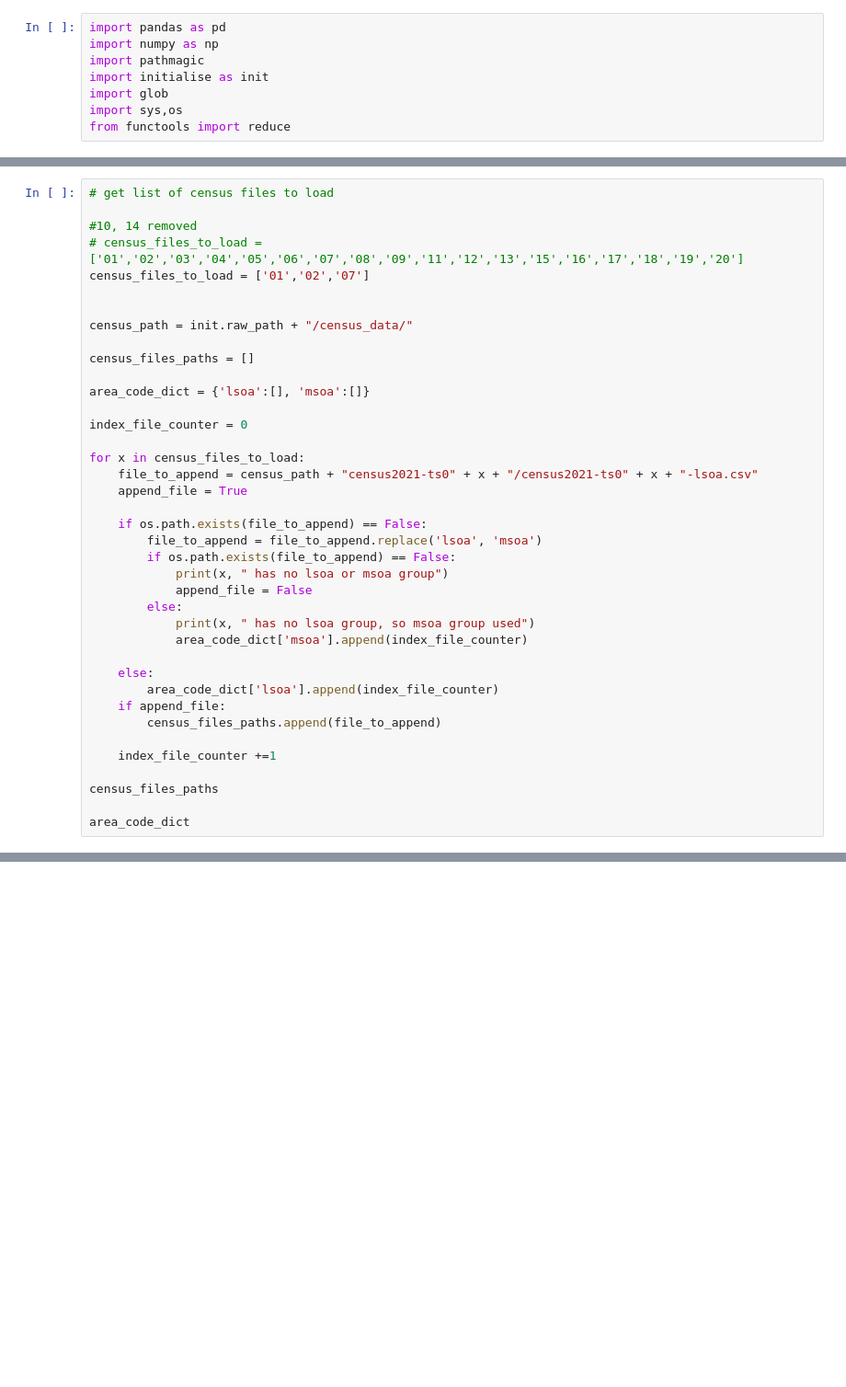
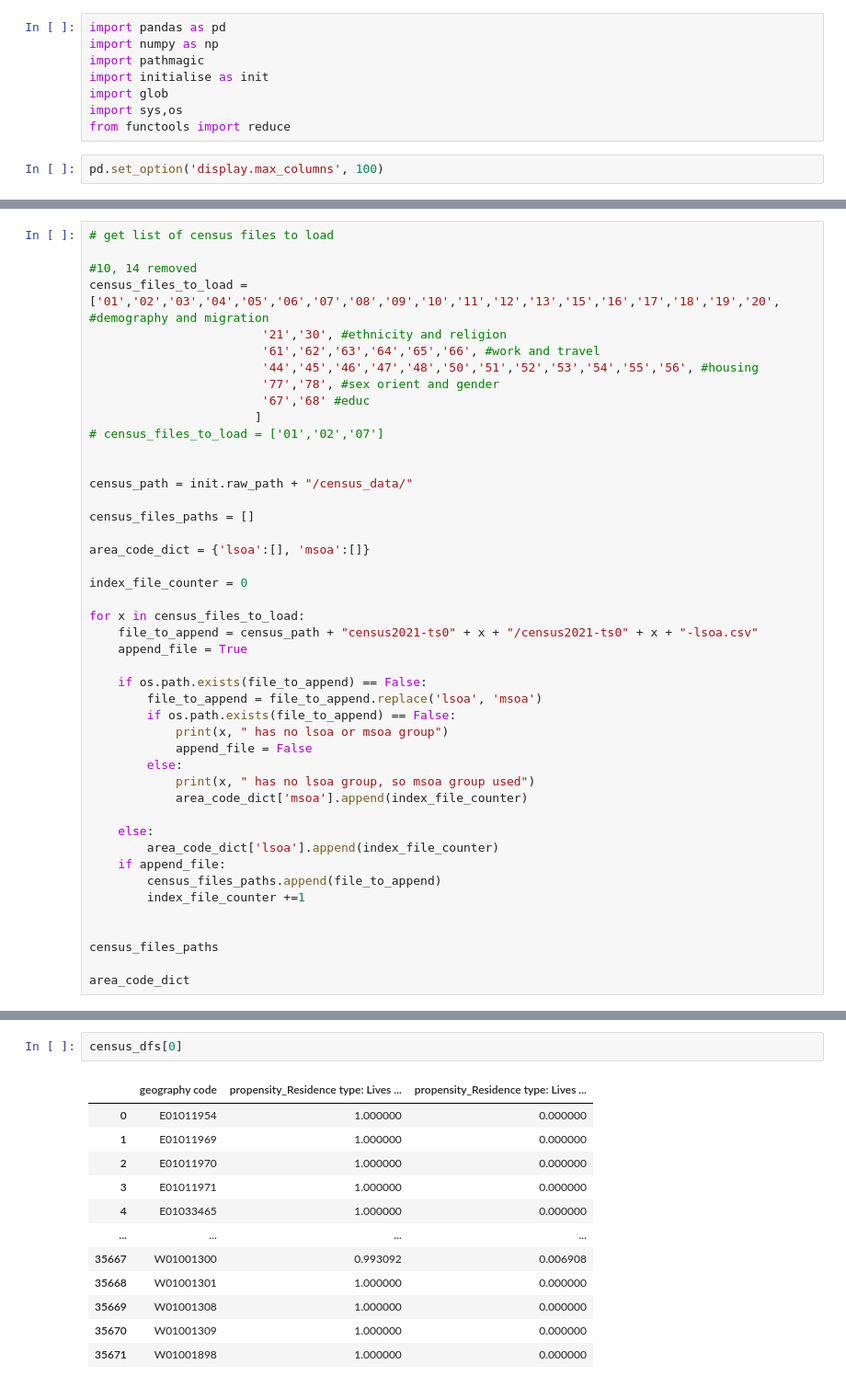
Before and after one commit to alexfarquharson/DSMP, a Jupyter notebook: x01_data_import/census_data.ipynb, the cells around one changed output, grey strips where cells are left out. Shown: that part at 92% size. Drawn from its saved outputs; the diff is of its cells as text; blank space fills up the shorter version.

```diff
--- a/x01_data_import/census_data.ipynb
+++ b/x01_data_import/census_data.ipynb
@@ -6,3 +6,5 @@ import initialise as init
 import glob
 import sys,os
 from functools import reduce
+# %%
+pd.set_option('display.max_columns', 100)
@@ -10,8 +17,14 @@ from functools import reduce
 # get list of census files to load
 
 #10, 14 removed
-# census_files_to_load = ['01','02','03','04','05','06','07','08','09','11','12','13','15','16','17','18','19','20']
-census_files_to_load = ['01','02','07']
+census_files_to_load = ['01','02','03','04','05','06','07','08','09','10','11','12','13','15','16','17','18','19','20', #demography and migration
+                        '21','30', #ethnicity and religion
+                        '61','62','63','64','65','66', #work and travel
+                        '44','45','46','47','48','50','51','52','53','54','55','56', #housing
+                        '77','78', #sex orient and gender
+                        '67','68' #educ
+                       ]
+# census_files_to_load = ['01','02','07']
 
 
 census_path = init.raw_path + "/census_data/"
@@ -39,8 +52,8 @@ for x in census_files_to_load:
         area_code_dict['lsoa'].append(index_file_counter)
     if append_file:
         census_files_paths.append(file_to_append)
+        index_file_counter +=1
 
-    index_file_counter +=1
 
 census_files_paths
 
@@ -60,0 +174,15 @@ loading C:/Users/farqu/Documents/DS_Masters/DSMP/data/x01_raw/census_data/census
+# %%
+census_dfs[0]
+# %% [output]
+|  | geography code | propensity_Residence type: Lives ... | propensity_Residence type: Lives ... |
+| 0 | E01011954 | 1.000000 | 0.000000 |
+| 1 | E01011969 | 1.000000 | 0.000000 |
+| 2 | E01011970 | 1.000000 | 0.000000 |
+| 3 | E01011971 | 1.000000 | 0.000000 |
+| 4 | E01033465 | 1.000000 | 0.000000 |
+| ... | ... | ... | ... |
+| 35667 | W01001300 | 0.993092 | 0.006908 |
+| 35668 | W01001301 | 1.000000 | 0.000000 |
+| 35669 | W01001308 | 1.000000 | 0.000000 |
+| 35670 | W01001309 | 1.000000 | 0.000000 |
+| 35671 | W01001898 | 1.000000 | 0.000000 |
```
Also changed, not shown: parts of 29 cells of this notebook.
